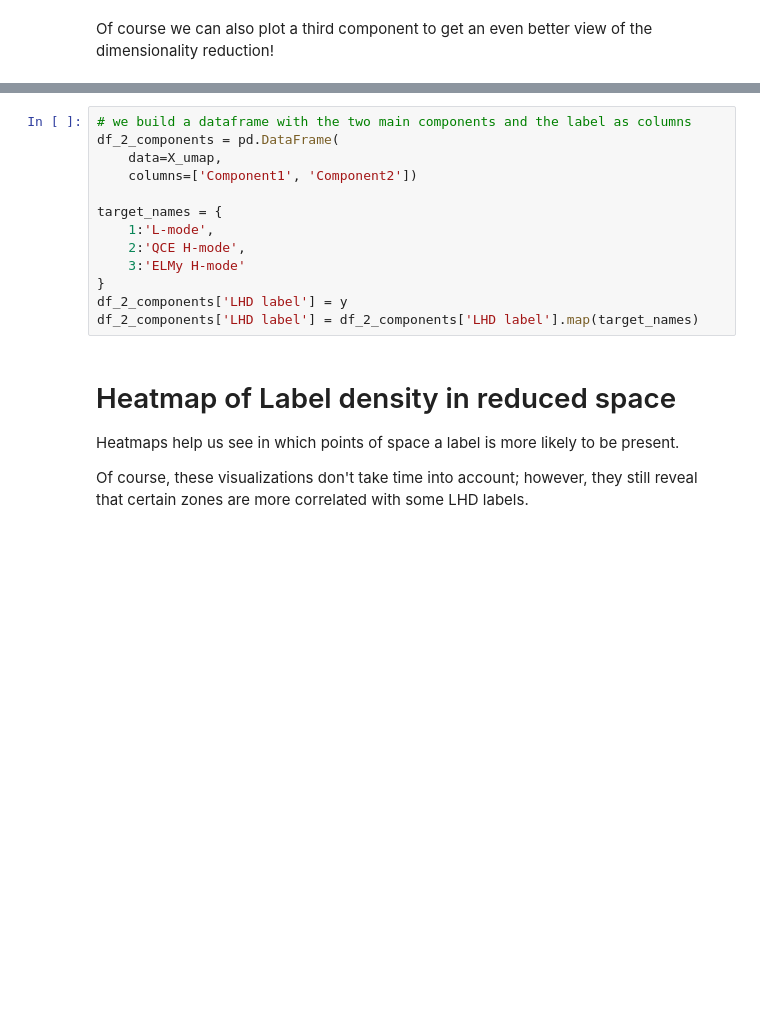
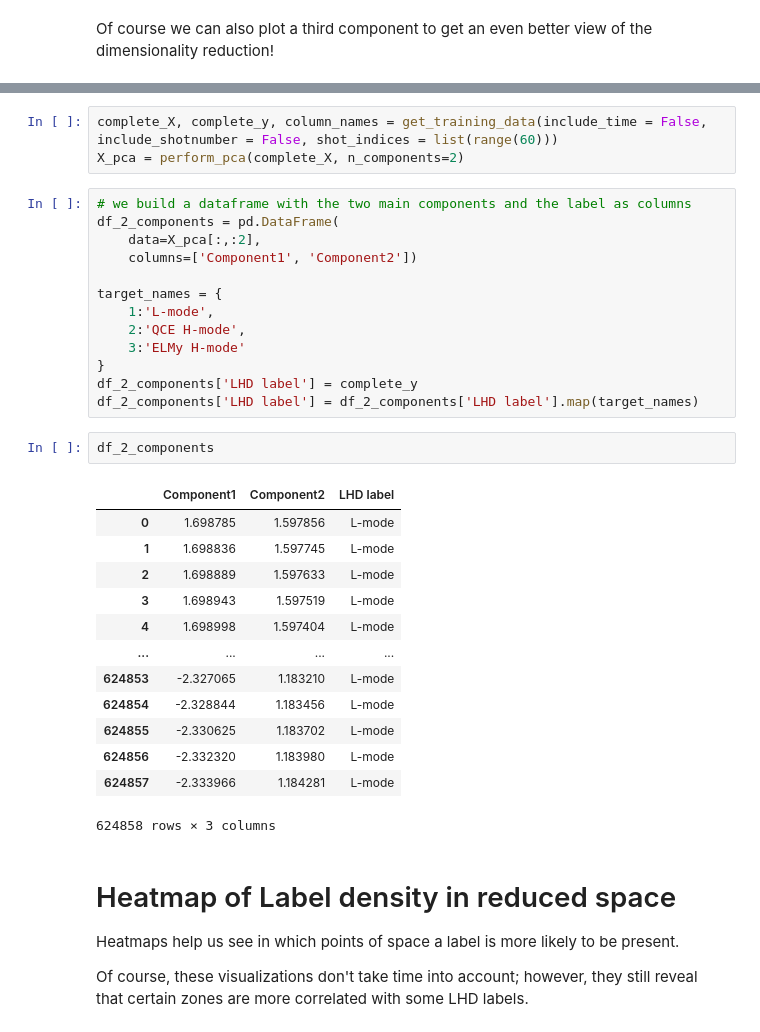
Before and after one commit to Captcha-ML/tokamak-unsupervised, a Jupyter notebook: initial_analysis.ipynb, the cells around one changed output, grey strips where cells are left out. Drawn from its saved outputs; the diff is of its cells as text; blank space fills up the shorter version.

```diff
--- a/initial_analysis.ipynb
+++ b/initial_analysis.ipynb
@@ -288,7 +296,10 @@ draw_reduced_space(perform_umap(X, n_neighbors=40, min_dist=0.1, n_components=3)
+# %%
+complete_X, complete_y, column_names = get_training_data(include_time = False, include_shotnumber = False, shot_indices = list(range(60)))
+X_pca = perform_pca(complete_X, n_components=2)
 # %%
 # we build a dataframe with the two main components and the label as columns
 df_2_components = pd.DataFrame(
-    data=X_umap,
+    data=X_pca[:,:2],
     columns=['Component1', 'Component2'])
 
 target_names = {
@@ -296,8 +307,24 @@ target_names = {
     2:'QCE H-mode',
     3:'ELMy H-mode'
 }
-df_2_components['LHD label'] = y
+df_2_components['LHD label'] = complete_y
 df_2_components['LHD label'] = df_2_components['LHD label'].map(target_names)
+# %%
+df_2_components
+# %% [output]
+|  | Component1 | Component2 | LHD label |
+| 0 | 1.698785 | 1.597856 | L-mode |
+| 1 | 1.698836 | 1.597745 | L-mode |
+| 2 | 1.698889 | 1.597633 | L-mode |
+| 3 | 1.698943 | 1.597519 | L-mode |
+| 4 | 1.698998 | 1.597404 | L-mode |
+| ... | ... | ... | ... |
+| 624853 | -2.327065 | 1.183210 | L-mode |
+| 624854 | -2.328844 | 1.183456 | L-mode |
+| 624855 | -2.330625 | 1.183702 | L-mode |
+| 624856 | -2.332320 | 1.183980 | L-mode |
+| 624857 | -2.333966 | 1.184281 | L-mode |
+624858 rows × 3 columns
 # %% [markdown]
 # Heatmap of Label density in reduced space
 Heatmaps help us see in which points of space a label is more likely to be present.
```
Also changed, not shown: parts of 11 cells of this notebook.
